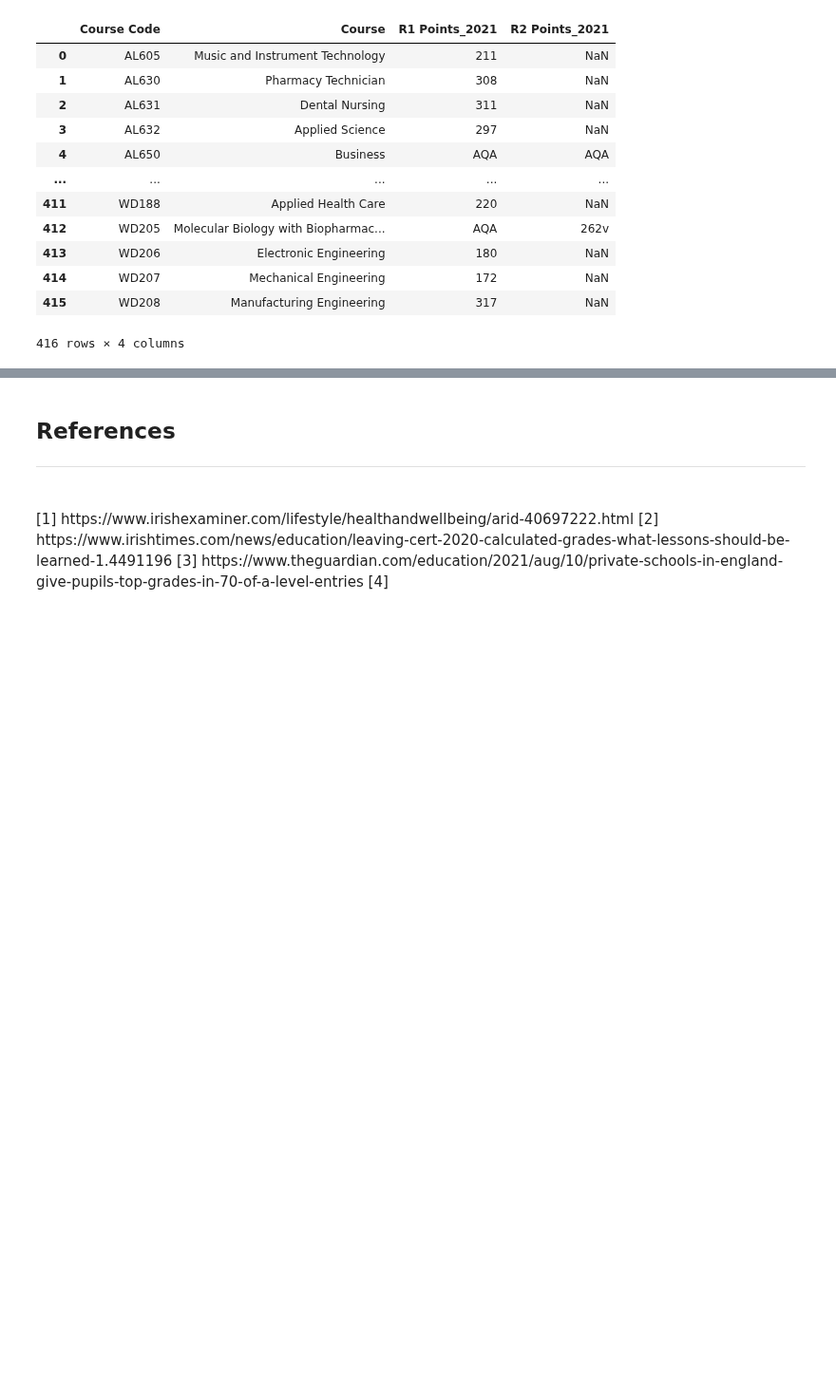
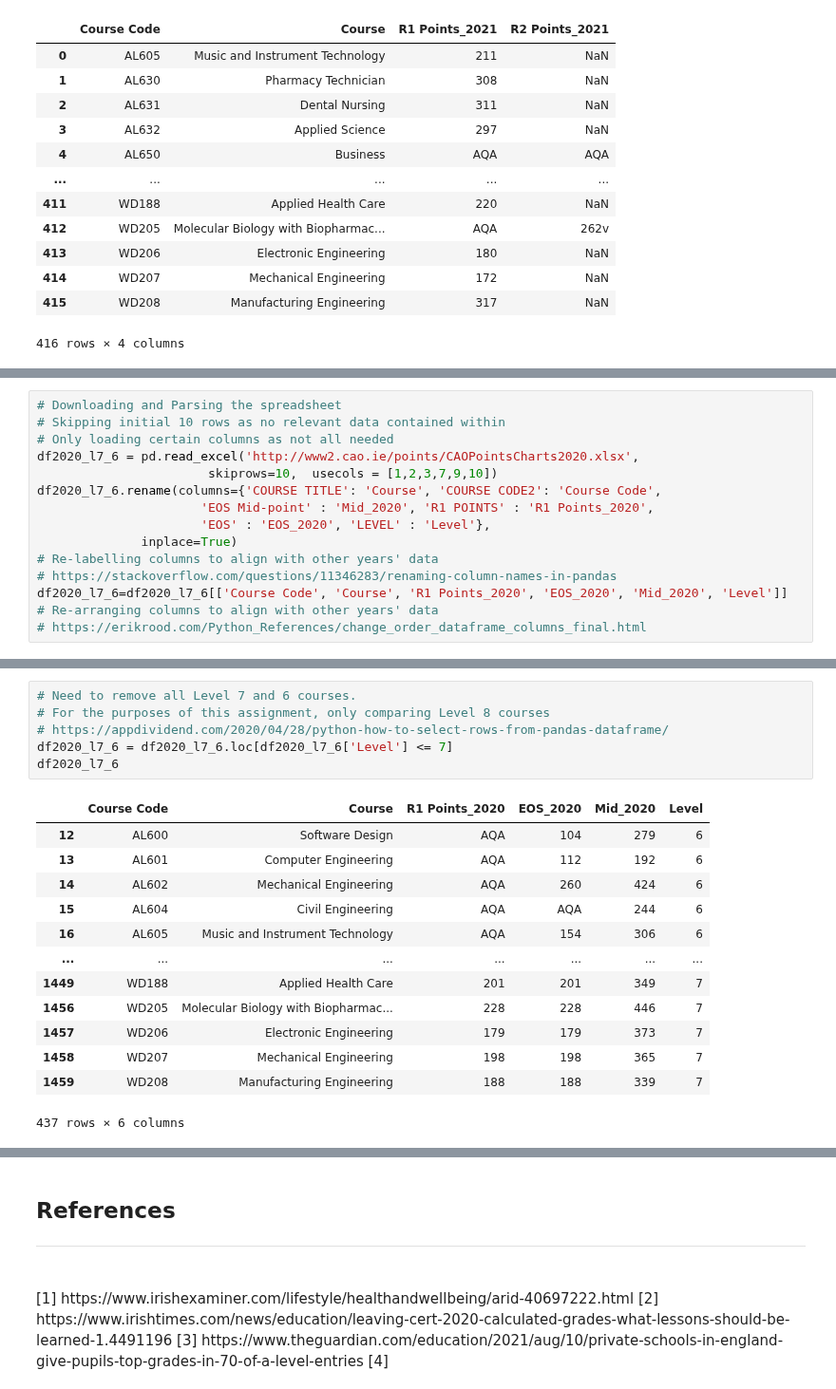
Before and after one commit to G00398275/FODA2021, a Jupyter notebook: cao.ipynb, the cells around one changed output, grey strips where cells are left out. Shown at 95% size. Drawn from its saved outputs; the diff is of its cells as text; blank space fills up the shorter version.

Commit message:
Added data from 2020 to 2016 for Levels 6 and 7

```diff
--- a/cao.ipynb
+++ b/cao.ipynb
@@ -2105,0 +2116,15 @@ df2021_7_6
+# %%
+# Downloading and Parsing the spreadsheet
+# Skipping initial 10 rows as no relevant data contained within
+# Only loading certain columns as not all needed
+df2020_l7_6 = pd.read_excel('http://www2.cao.ie/points/CAOPointsCharts2020.xlsx',
+                       skiprows=10,  usecols = [1,2,3,7,9,10])
+df2020_l7_6.rename(columns={'COURSE TITLE': 'Course', 'COURSE CODE2': 'Course Code',
+                      'EOS Mid-point' : 'Mid_2020', 'R1 POINTS' : 'R1 Points_2020',
+                      'EOS' : 'EOS_2020', 'LEVEL' : 'Level'},
+              inplace=True)
+# Re-labelling columns to align with other years' data
+# https://stackoverflow.com/questions/11346283/renaming-column-names-in-pandas
+df2020_l7_6=df2020_l7_6[['Course Code', 'Course', 'R1 Points_2020', 'EOS_2020', 'Mid_2020', 'Level']]
+# Re-arranging columns to align with other years' data
+# https://erikrood.com/Python_References/change_order_dataframe_columns_final.html
@@ -2105,0 +2160,20 @@ df2021_7_6
+# %%
+# Need to remove all Level 7 and 6 courses.
+# For the purposes of this assignment, only comparing Level 8 courses
+# https://appdividend.com/2020/04/28/python-how-to-select-rows-from-pandas-dataframe/
+df2020_l7_6 = df2020_l7_6.loc[df2020_l7_6['Level'] <= 7]
+df2020_l7_6
+# %% [output]
+|  | Course Code | Course | R1 Points_2020 | EOS_2020 | Mid_2020 | Level |
+| 12 | AL600 | Software Design | AQA | 104 | 279 | 6 |
+| 13 | AL601 | Computer Engineering | AQA | 112 | 192 | 6 |
+| 14 | AL602 | Mechanical Engineering | AQA | 260 | 424 | 6 |
+| 15 | AL604 | Civil Engineering | AQA | AQA | 244 | 6 |
+| 16 | AL605 | Music and Instrument Technology | AQA | 154 | 306 | 6 |
+| ... | ... | ... | ... | ... | ... | ... |
+| 1449 | WD188 | Applied Health Care | 201 | 201 | 349 | 7 |
+| 1456 | WD205 | Molecular Biology with Biopharmac... | 228 | 228 | 446 | 7 |
+| 1457 | WD206 | Electronic Engineering | 179 | 179 | 373 | 7 |
+| 1458 | WD207 | Mechanical Engineering | 198 | 198 | 365 | 7 |
+| 1459 | WD208 | Manufacturing Engineering | 188 | 188 | 339 | 7 |
+437 rows × 6 columns
```
Also changed, not shown: parts of 31 cells of this notebook, 44 other files.
